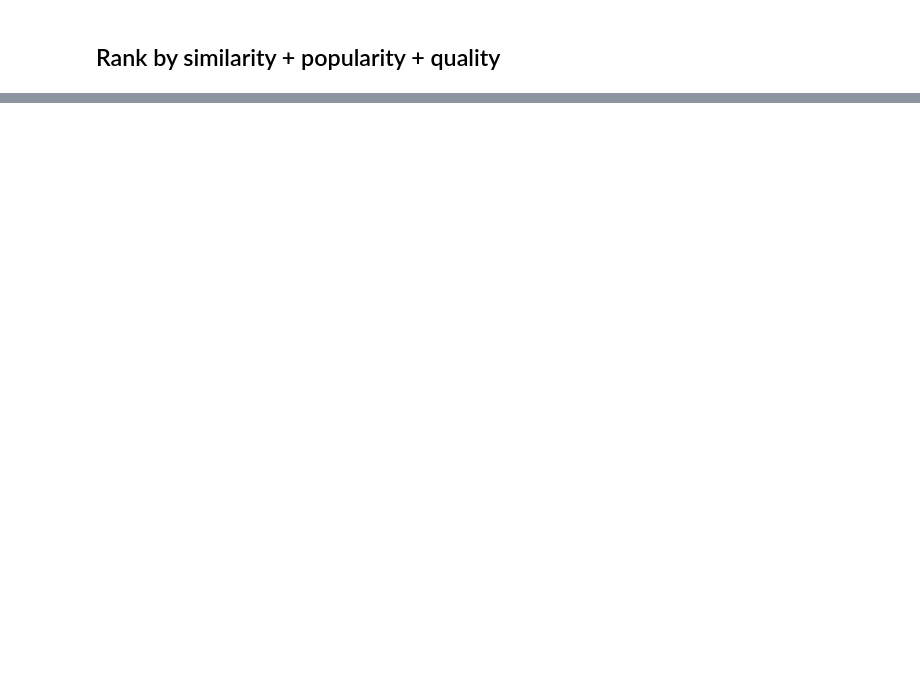
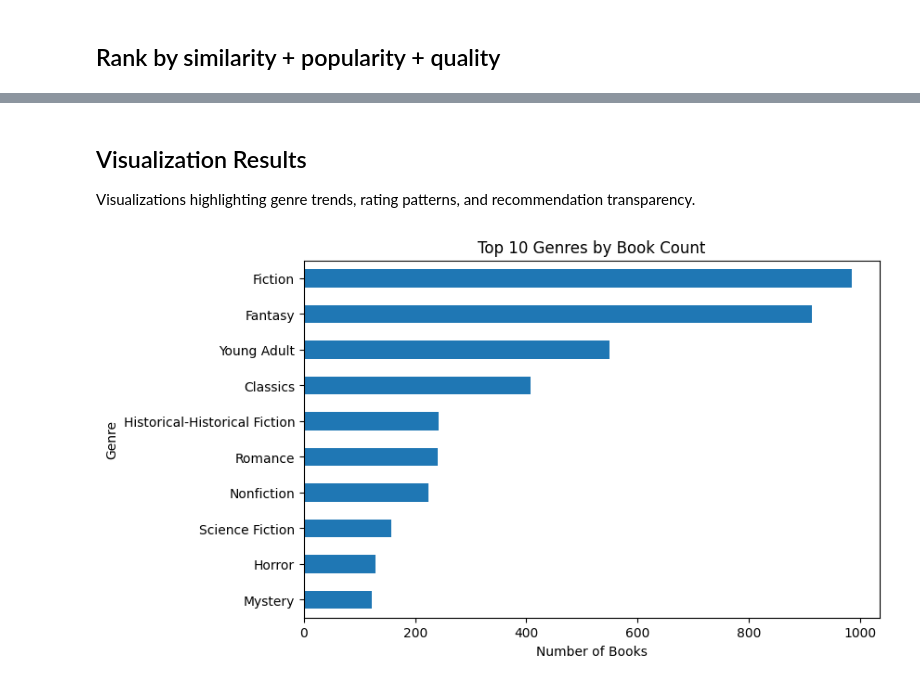
Before and after one commit to adobamenphoebe/smartreads-book-recommender, a Jupyter notebook: notebooks/genre_recommender.ipynb, the cells around one changed output, grey strips where cells are left out. Saved outputs shown, nothing was run; the diff lists cells and outputs as text; code cells hidden in the pictures; blank space fills up the shorter version.

```diff
--- a/notebooks/genre_recommender.ipynb
+++ b/notebooks/genre_recommender.ipynb
@@ -7,5 +7,6 @@ import pandas as pd, numpy as np
 from sklearn.feature_extraction.text import TfidfVectorizer
 from sklearn.metrics.pairwise import cosine_similarity
 from sklearn.preprocessing import MinMaxScaler
-df = pd.read_csv('data/raw/goodreads_genre_clean_5k.csv', dtype=str)
+url = 'https://raw.githubusercontent.com/adobamenphoebe/smartreads-book-recommender/main/data/raw/goodreads_genre_clean_5k.csv'
+df = pd.read_csv(url, dtype=str)
 df.head(3)
@@ -56,0 +74,26 @@ rank(df_sci, X, query_text='space opera', topk=5)
+# %% [markdown]
+## Visualization Results
+Visualizations highlighting genre trends, rating patterns, and recommendation transparency.
+# %%
+# Build a clean "mainGenre" = first tag only, drop any "/123" counts
+def first_genre_only(s: str) -> str:
+    s = str(s)
+    first_token = s.split('|')[0]              # take first genre chunk
+    name_only = first_token.split('/')[0]      # remove trailing "/count"
+    return name_only.strip()
+
+df['mainGenre'] = df[GENRE_COL].astype(str).apply(first_genre_only)
+# %%
+import matplotlib.pyplot as plt
+
+top_counts = df['mainGenre'].value_counts().head(10)
+
+plt.figure(figsize=(8,5))
+top_counts.plot(kind='barh')
+plt.title('Top 10 Genres by Book Count')
+plt.xlabel('Number of Books')
+plt.ylabel('Genre')
+plt.gca().invert_yaxis()
+plt.show()
+# %% [output]
+[figure, added]
```
Also changed, not shown: parts of 7 cells of this notebook.
